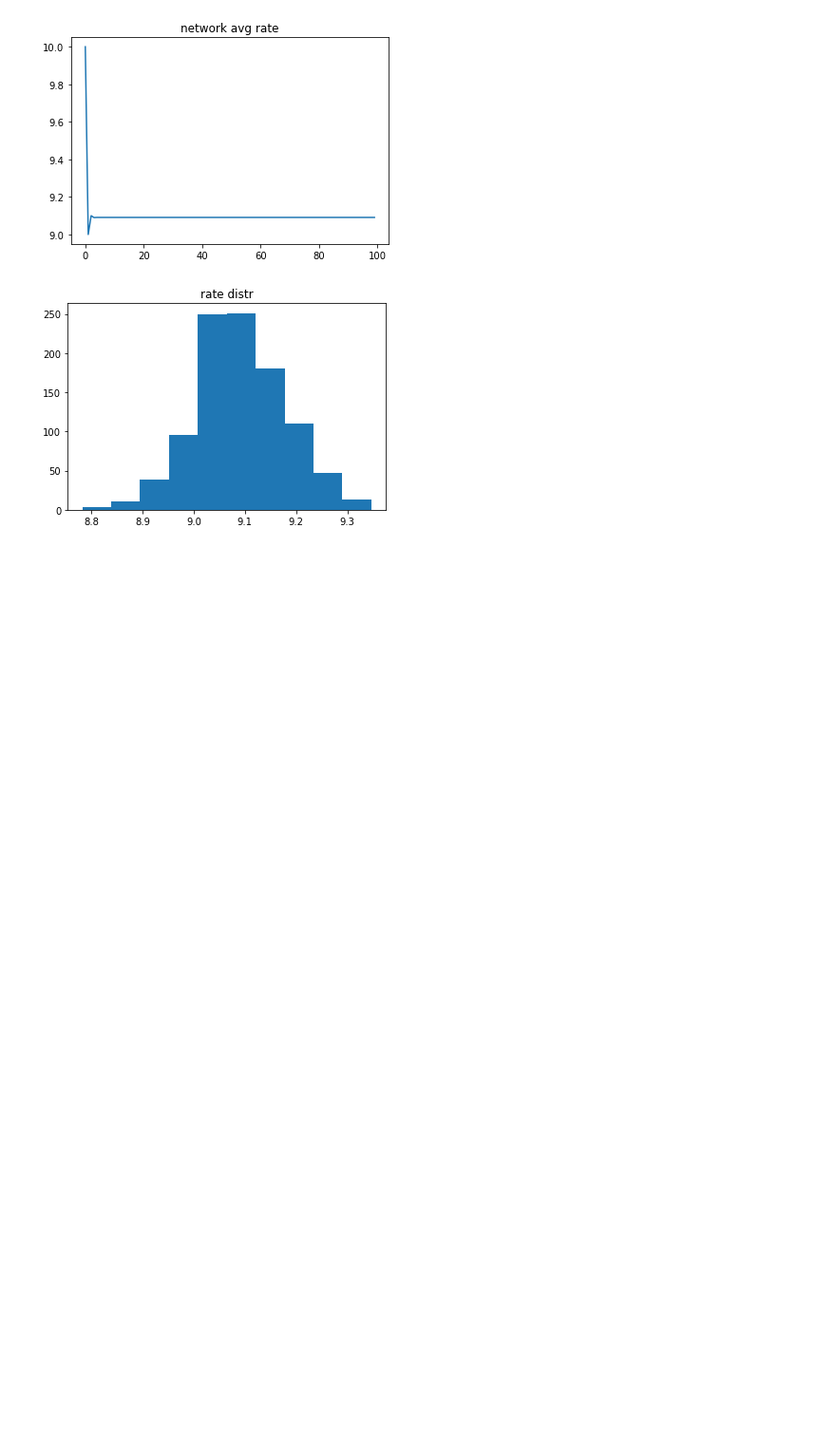
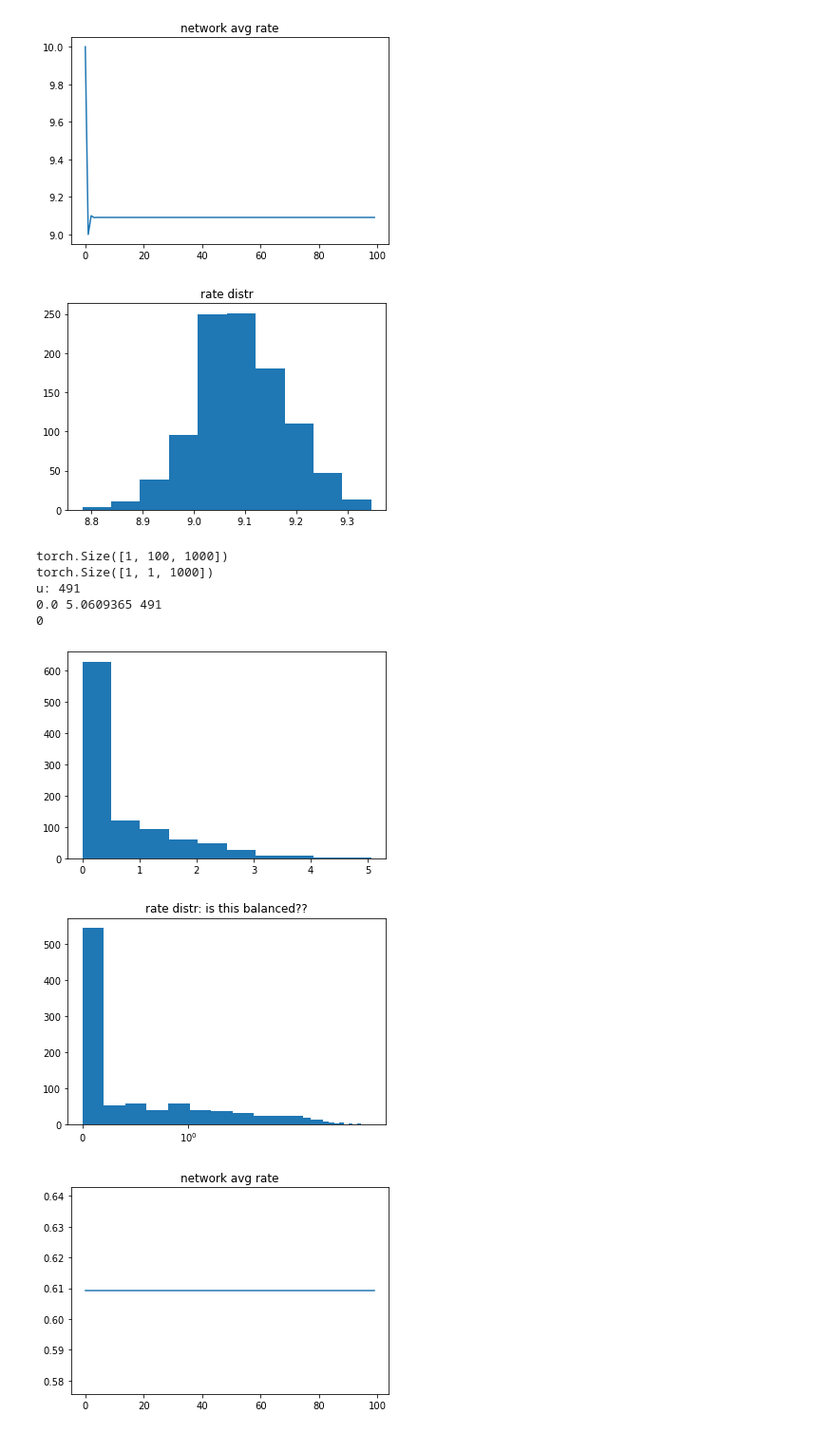
Before and after one commit to shrisharaob/pytorchBN, a Jupyter notebook: test.ipynb, the cells around one changed output. Shown at 95% size. Cells and saved outputs as stored; diff of their text form; code cells hidden in the pictures; blank space fills up the shorter version.

```diff
--- a/test.ipynb
+++ b/test.ipynb
@@ -18,3 +11,14 @@ run erdos.py
 JI0=1.0 JII=-0.01
 [figure]
 [figure]
+# %%
+run training.py
+# %% [output]
+torch.Size([1, 100, 1000])
+torch.Size([1, 1, 1000])
+u: 491
+0.0 5.0609365 491
+0
+[figure, added]
+[figure, added]
+[figure, added]
```
Also changed, not shown: parts of 2 cells of this notebook, 2 other files.
